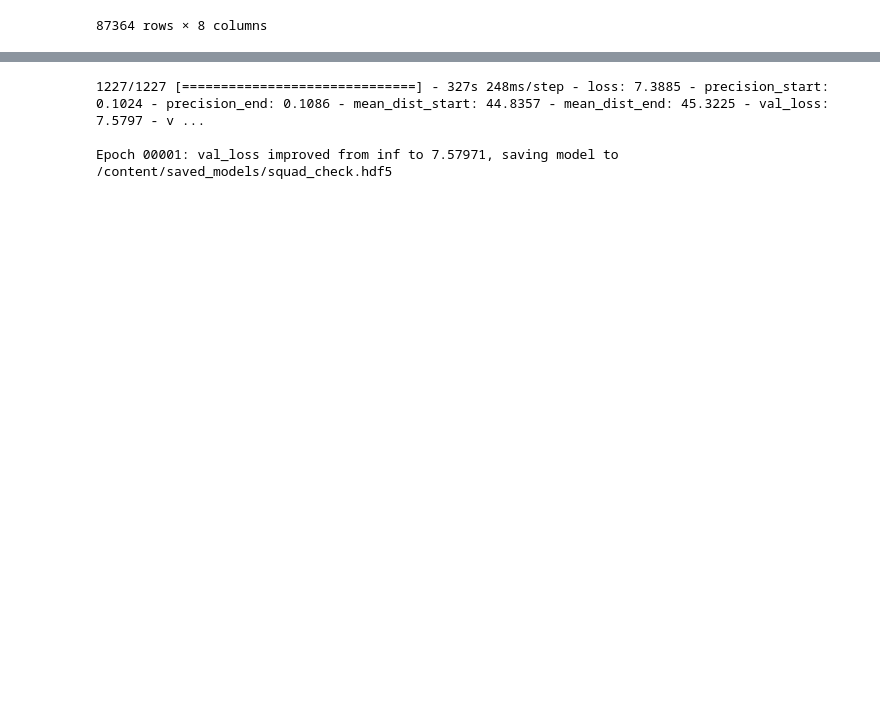
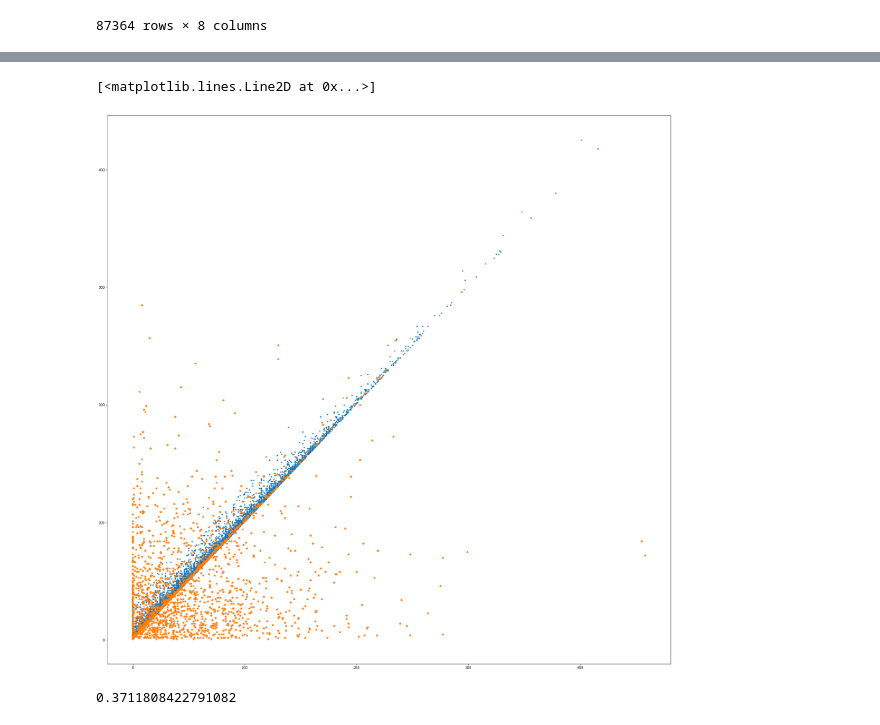
Before and after one commit to the-SQuAD-squad/QA, a Jupyter notebook: QA.ipynb, the cells around one changed output, grey strips where cells are left out. Saved outputs shown, nothing was run; the diff lists cells and outputs as text; code cells hidden in the pictures; blank space fills up the shorter version.

Commit message:
fixed plot

```diff
--- a/QA.ipynb
+++ b/QA.ipynb
@@ -713,9 +713,16 @@ def mean_abs_dist_end(y_true_tuple, y_pred_tuple):
 cc = tf.keras.losses.CategoricalCrossentropy()
 
 def custom_loss(y_true, y_pred):
+    sampled_start = tf.argmax(y_pred[:,:,0], axis=-1)
+    sampled_end = tf.argmax(y_pred[:,:,1], axis=-1)
+    precedence_constraint = - tf.math.minimum(sampled_end - sampled_start,
+                                             tf.zeros(len(sampled_end), dtype=tf.int64)) / tf.cast(len(sampled_end), dtype=tf.int64)
+
     start_loss = cc(y_true[:,:,0], y_pred[:,:,0])
     end_loss = cc(y_true[:,:,1], y_pred[:,:,1])
-    return start_loss + end_loss
+    cross_entropy = start_loss + end_loss
+
+    return cross_entropy + tf.cast(precedence_constraint, tf.float32)
 
 saveDir = os.path.join(os.getcwd(), 'saved_models')
 if not os.path.isdir(saveDir):
@@ -731,11 +738,3 @@ cp_cb = tf.keras.callbacks.ModelCheckpoint(filepath = chkpt, monitor='val_loss',
 history = model.fit([np.stack(df_train['passage_pad']),np.stack(df_train['question_pad'])],y_train, epochs=1,
                         callbacks=[es_cb, cp_cb], validation_data=([np.stack(df_val['passage_pad']), np.stack(df_val['question_pad'])],y_val),
                         batch_size=64)
-# %% [output]
-1227/1227 [==============================] - 327s 248ms/step - loss: 7.3885 - precision_start: 0.1024 - precision_end: 0.1086 - mean_dist_start: 44.8357 - mean_dist_end: 45.3225 - val_loss: 7.5797 - v ...
-
-Epoch 00001: val_loss improved from inf to 7.57971, saving model to /content/saved_models/squad_check.hdf5
-# %%
-history = model.fit([np.stack(df_train['passage_pad']),np.stack(df_train['question_pad'])],[y_train[:,:,0],y_train[:,:,1]], epochs=1,
-                        callbacks=[es_cb, cp_cb], validation_data=([np.stack(df_val['passage_pad']), np.stack(df_val['question_pad'])],[y_val[:,:,0], y_val[:,:,1]]),
-                        batch_size=16)
@@ -744,3 +741,11 @@ df_val['question_pad']
 # %%
-predictions=model.predict([np.stack(df_val['passage_pad']), np.stack(df_val['question_pad'])])
-sampled=np.argmax(predictions, axis=-1)
+
+predictions = model.predict([np.stack(df_val['passage_pad']), np.stack(df_val['question_pad'])])
+sampled_start = np.argmax(predictions[:,:,0], axis=-1)
+sampled_end = np.argmax(predictions[:,:,1], axis=-1)
+plt.figure(figsize=(30,30))
+plt.plot(np.stack(df_val['word_idx_answer'])[:,0],np.stack(df_val['word_idx_answer'])[:,1], ".")
+plt.plot(sampled_start, sampled_end,"*")
+# %% [output]
+[<matplotlib.lines.Line2D at 0x...>]
+[figure, added]
@@ -756,0 +752,5 @@ sum(np.stack(df_train['word_idx_answer'])[:,0] - sampled[0] == 0) / len(np.stack
+# %%
+print("end before start ratio")
+sum(sampled_end - sampled_start < 0) / len(sampled_end)
+# %% [output]
+0.3711808422791082
```
Also changed, not shown: parts of 6 cells of this notebook.
